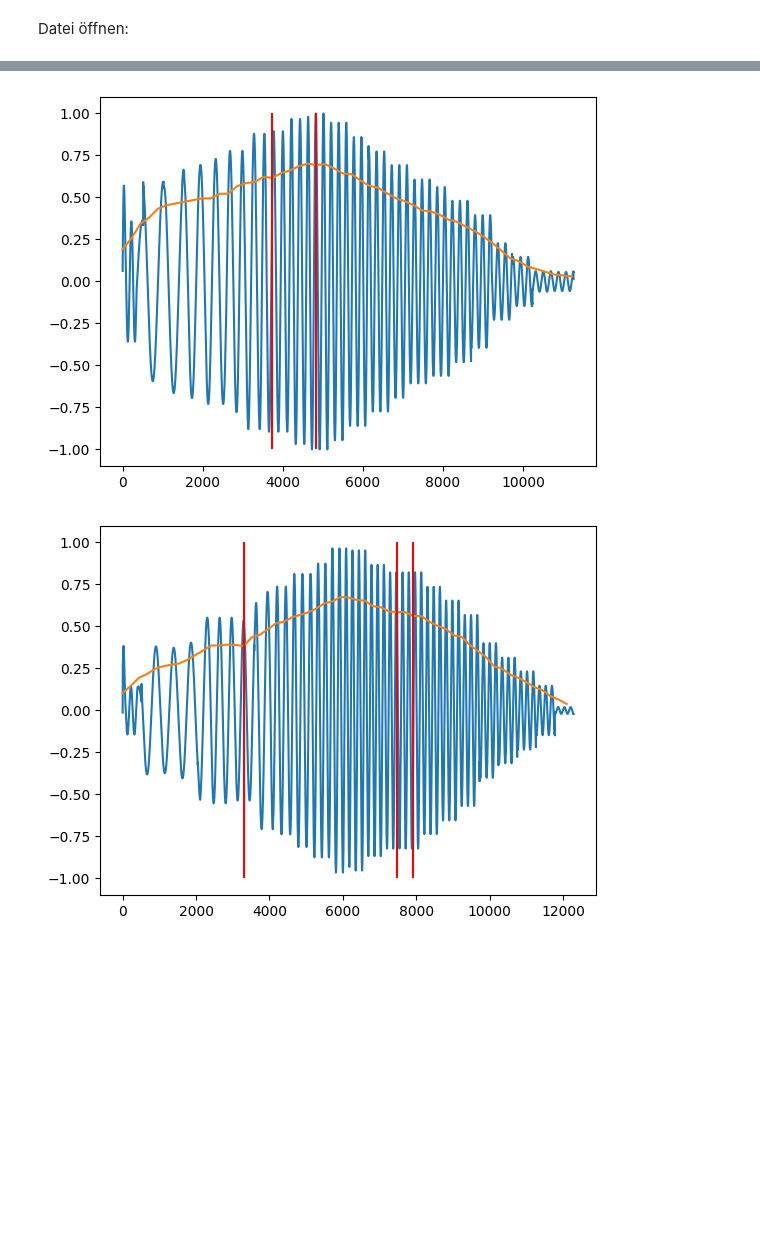
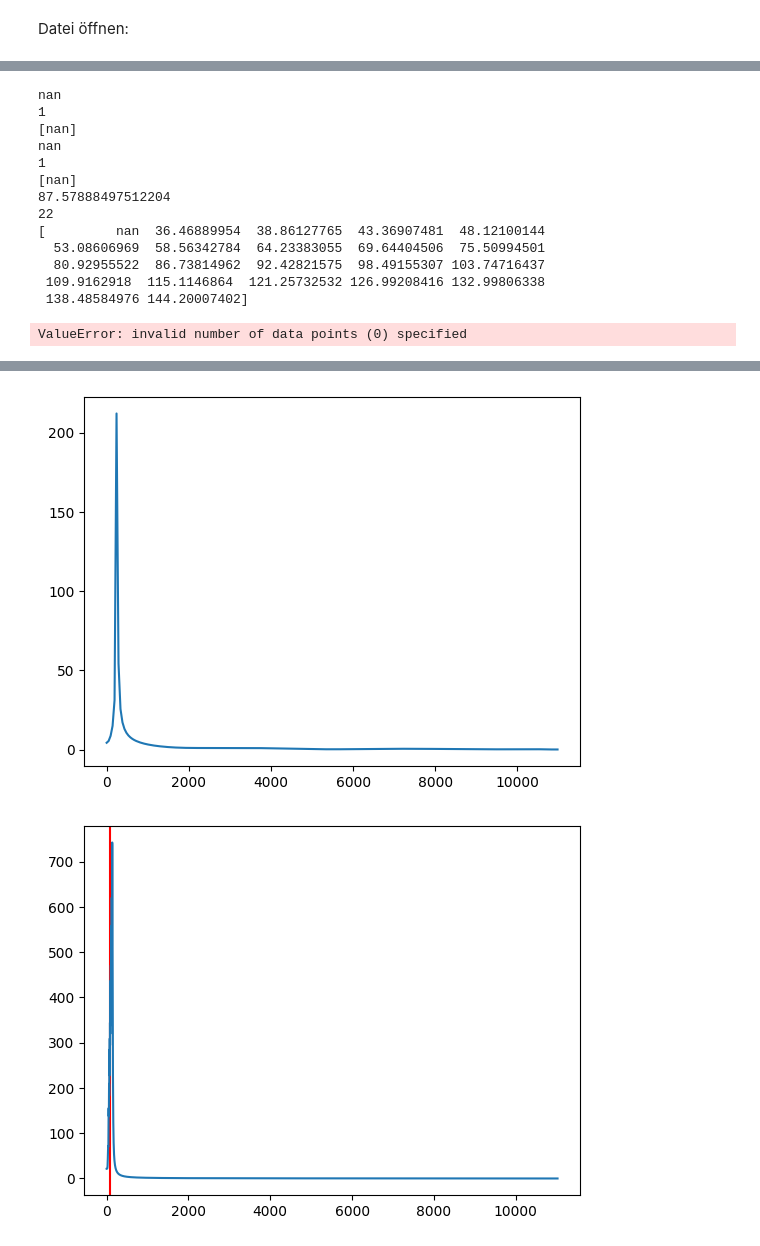
Before and after one commit to haudom/WAV_to_Hapticlabs_converter, a Jupyter notebook: src/Test.ipynb, the cells around one changed output, grey strips where cells are left out. Saved outputs shown, nothing was run; the diff lists cells and outputs as text; code cells hidden in the pictures; blank space fills up the shorter version.

```diff
--- a/src/Test.ipynb
+++ b/src/Test.ipynb
@@ -3,5 +3,5 @@ from main import *
 # %% [markdown]
 Datei öffnen:
 # %%
-audio_arr, sr = openFile(r"\viblib\v-09-10-12-2.wav")
+audio_arr, sr = openFile(r"C:\Users\Domin\OneDrive\HTW\Bachelorarbeit\WAVTactilTransformer\viblib\v-09-18-2-7.wav")
 # %% [output]
@@ -13,5 +13,19 @@ breaks_list = findBreaks(audio_arr=audio_arr) #findet Pausen in Audio Array
 # %%
 audio_arr_list = splitAudioArrAtBreaks(audio_arr=audio_arr, breaksList=breaks_list)
 for audio in audio_arr_list:
-  findBlocksbyAmplitude(audio,sr=sr)
+  getFrequency(audio,sr)
 # %% [output]
+nan
+1
+[nan]
+nan
+1
+[nan]
+87.57888497512204
+22
+[         nan  36.46889954  38.86127765  43.36907481  48.12100144
+  53.08606969  58.56342784  64.23383055  69.64404506  75.50994501
+  80.92955522  86.73814962  92.42821575  98.49155307 103.74716437
+ 109.9162918  115.1146864  121.25732532 126.99208416 132.99806338
+ 138.48584976 144.20007402]
+ValueError: invalid number of data points (0) specified
@@ -19,2 +33,2 @@ for audio in audio_arr_list:
-[figure, old version]
+[figure, new version]
-[figure, old version]
+[figure, new version]
```
Also changed, not shown: parts of 3 cells of this notebook, 3 other files.
